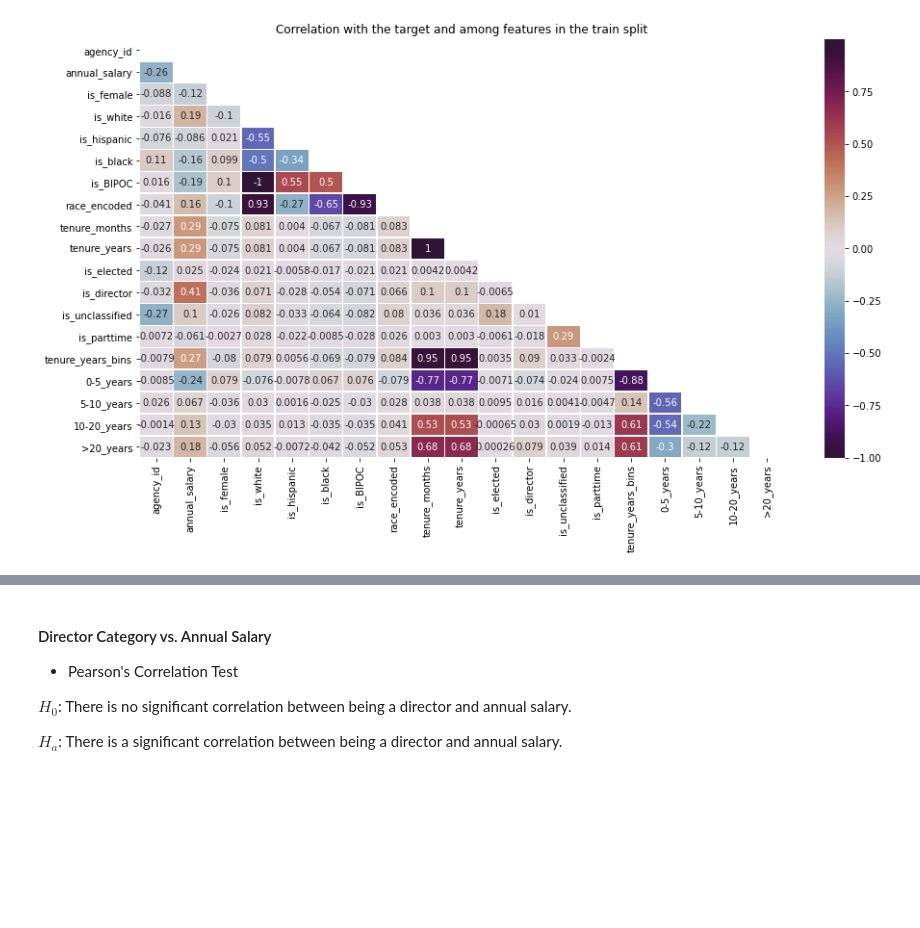
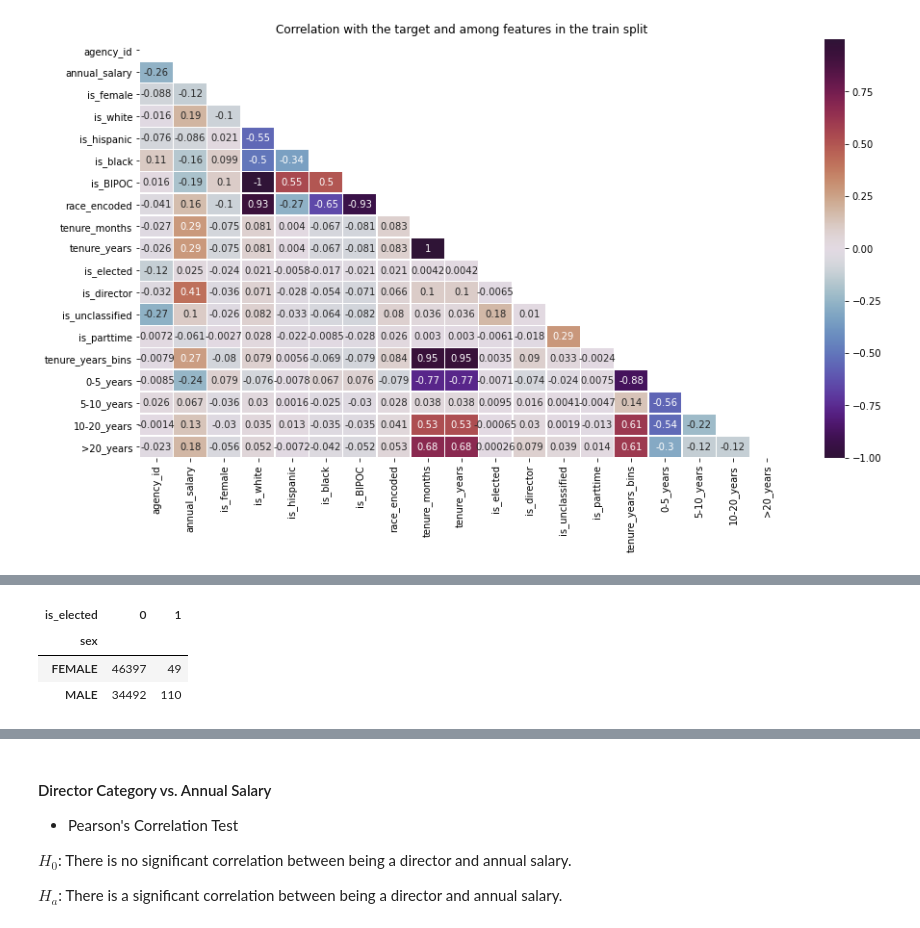
Before and after one commit to Texas-Government-Employee-Salaries/Predicting-Salaries, a Jupyter notebook: final_notebook.ipynb, the cells around one changed output, grey strips where cells are left out. Saved outputs shown, nothing was run; the diff lists cells and outputs as text; code cells hidden in the pictures; blank space fills up the shorter version.

```diff
--- a/final_notebook.ipynb
+++ b/final_notebook.ipynb
@@ -506,0 +518,9 @@ Based on our EDA, we will be testing the following hypotheses:
+# %%
+# pandas crosstab to make a 'contingency' table
+observed = pd.crosstab(train.sex, train.is_elected)
+observed
+# %% [output]
+| is_elected | 0 | 1 |
+| sex |  |  |
+| FEMALE | 46397 | 49 |
+| MALE | 34492 | 110 |
```
Also changed, not shown: parts of 25 cells of this notebook.
